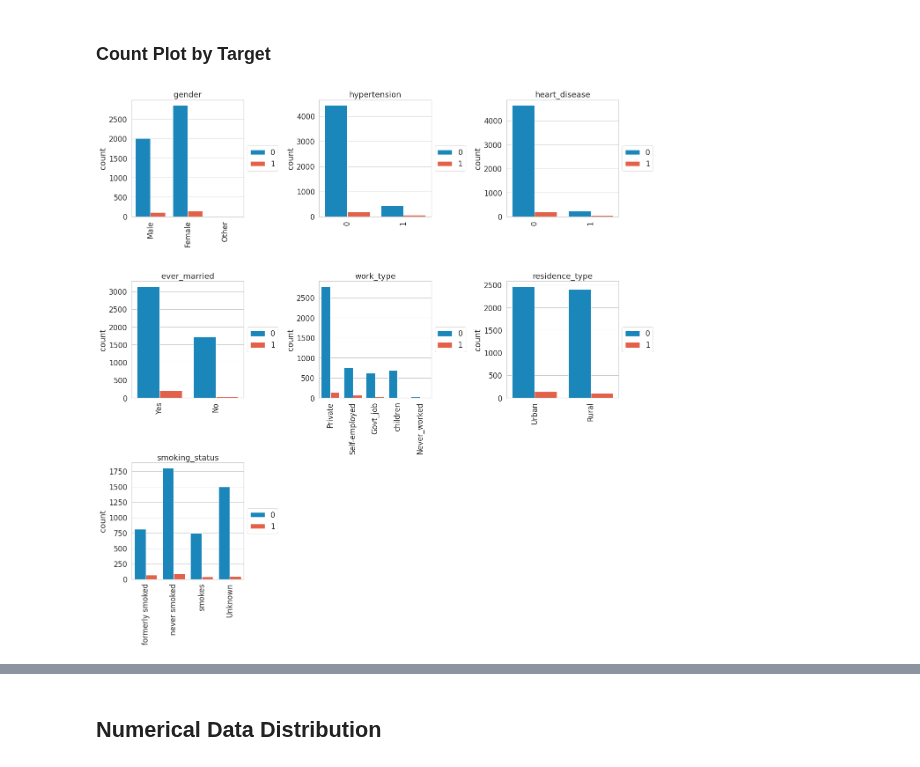
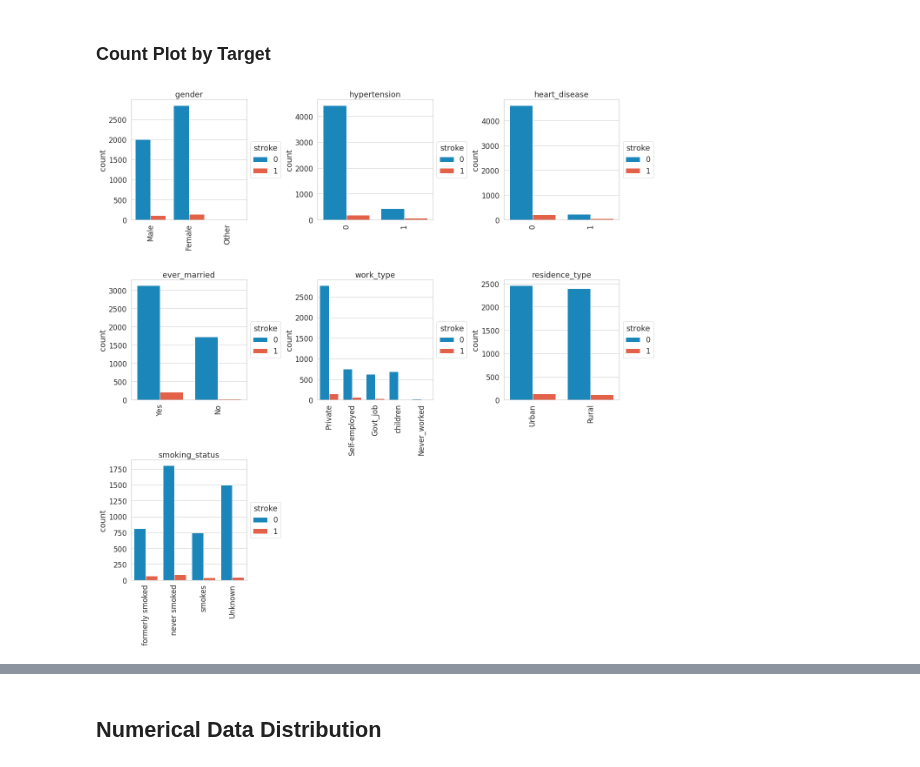
Before and after one commit to adhang/data-science-digital-skola, a Jupyter notebook: 17. Introduction to Machine Learning/Learn - Introduction to Machine Learning.ipynb, the cells around one changed output, grey strips where cells are left out. Drawn from its saved outputs; the diff is of its cells as text; code cells hidden in the pictures.

```diff
--- a/17. Introduction to Machine Learning/Learn - Introduction to Machine Learning.ipynb
+++ b/17. Introduction to Machine Learning/Learn - Introduction to Machine Learning.ipynb
@@ -165,22 +165,22 @@ plt.show()
 # %%
 column_categorical = ['gender', 'hypertension', 'heart_disease', 'ever_married',
                       'work_type', 'residence_type', 'smoking_status']
 
 fig, ax = plt.subplots(3,3,figsize=(18,18))
 axes_list = [axes for axes_row in ax for axes in axes_row]
 
 for i, col in enumerate(column_categorical):
   sns.countplot(data=data, x=col, hue='stroke', ax=axes_list[i])
   axes_list[i].set_xlabel('')
   axes_list[i].set_title(col)
-  axes_list[i].legend(loc='center left', bbox_to_anchor=(1, 0.5))
+  axes_list[i].legend(title='stroke', loc='center left', bbox_to_anchor=(1, 0.5))
 
   plt.setp(axes_list[i].get_xticklabels(), rotation=90)
 
 
 axes_list[-2].set_visible(False)
 axes_list[-1].set_visible(False)
 plt.tight_layout()
 plt.show()
 # %% [output]
-[figure, old version]
+[figure, new version]
```
Also changed, not shown: parts of 15 cells of this notebook.
